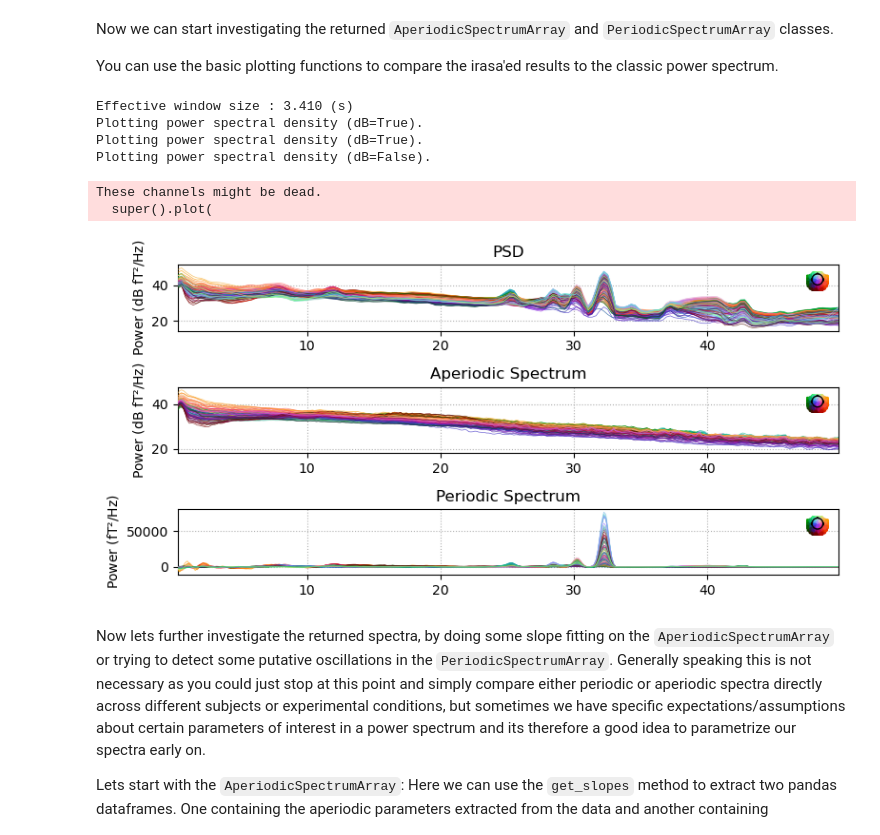
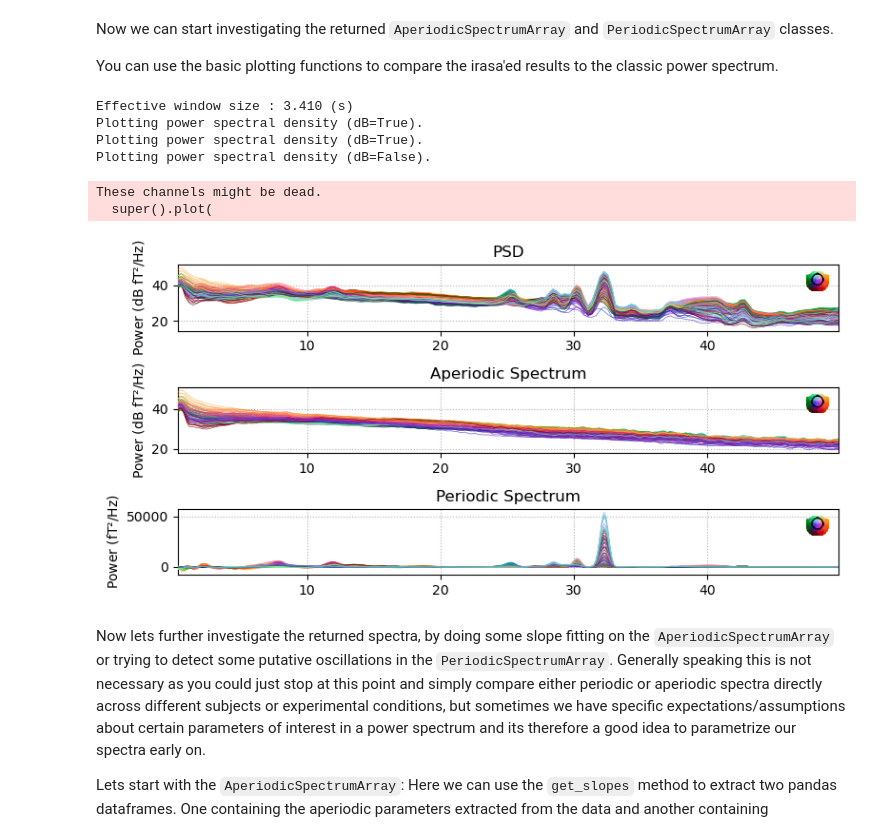
Before and after one commit to schmidtfa/pyrasa, a Jupyter notebook: examples/irasa_mne.ipynb, the cells around one changed output. Cells and saved outputs as stored; diff of their text form; code cells hidden in the pictures.

```diff
--- a/examples/irasa_mne.ipynb
+++ b/examples/irasa_mne.ipynb
@@ -90,24 +90,24 @@ You can use the basic plotting functions to compare the irasa'ed results to the
 # %%
 f, axes = plt.subplots(nrows=3, figsize=(8, 4))
 
 nperseg = int(raw.info['sfreq']*2)
 raw.compute_psd(method='welch', n_per_seg=nperseg, n_overlap=nperseg//2, fmin=0.25, fmax=50).plot(axes=axes[0])
-aperiodic_mne.plot(axes=axes[1])
-periodic_mne.plot(axes=axes[2])
+irasa_results.aperiodic.plot(axes=axes[1])
+irasa_results.periodic.plot(axes=axes[2])
 
 axes[0].set_title('PSD')
 axes[1].set_title('Aperiodic Spectrum')
 axes[2].set_title('Periodic Spectrum')
 
 f.tight_layout()
 # %% [output]
 Effective window size : 3.410 (s)
 Plotting power spectral density (dB=True).
 Plotting power spectral density (dB=True).
 Plotting power spectral density (dB=False).
 These channels might be dead.
   super().plot(
-[figure, old version]
+[figure, new version]
 # %% [markdown]
 Now lets further investigate the returned spectra, by doing some slope fitting on the `AperiodicSpectrumArray` or trying to detect some putative oscillations in the `PeriodicSpectrumArray`. Generally speaking this is not necessary as you could just stop at this point and simply compare either periodic or aperiodic spectra directly across different subjects or experimental conditions, but sometimes we have specific expectations/assumptions about certain parameters of interest in a power spectrum and its therefore a good idea to parametrize our spectra early on.
 
```
Also changed, not shown: parts of 5 cells of this notebook, 3 other files.
